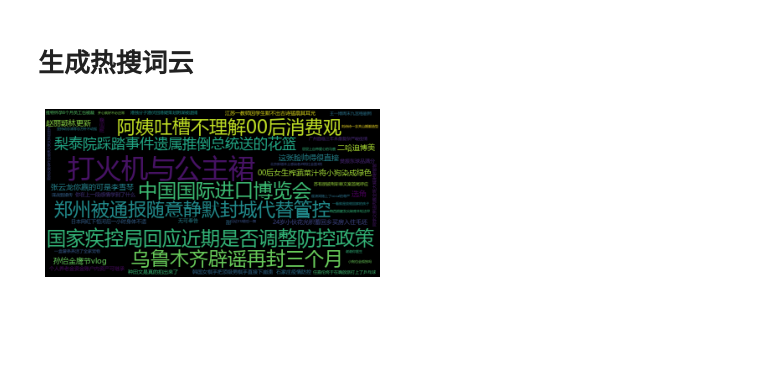
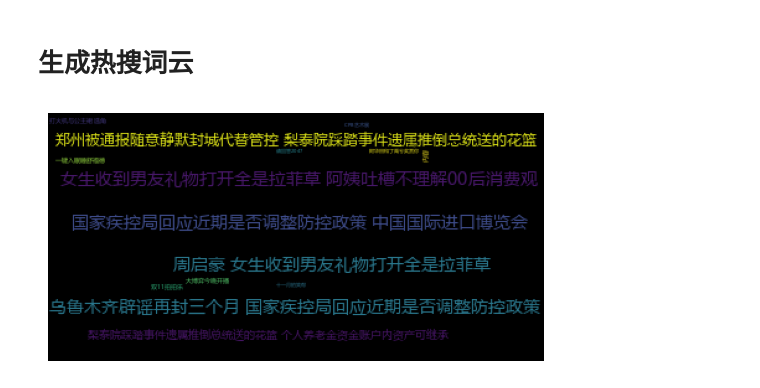
Before and after one commit to inspireMeNow/python-practice, a Jupyter notebook: day07/weibo/main.ipynb, the cells around one changed output. Cells and saved outputs as stored; diff of their text form; code cells hidden in the pictures; blank space fills up the shorter version.

Commit message:
fix data analyze lab title

```diff
--- a/day07/weibo/main.ipynb
+++ b/day07/weibo/main.ipynb
@@ -150,19 +150,19 @@ tl.render_notebook()
 # %%
 from wordcloud import WordCloud
 import PIL .Image as image
-hots=df['标题']
+hots=data['内容']
 text = " ".join(i for i in hots)
 wordcloud=WordCloud(font_path="msyh.ttc").generate(text)
 word_image=wordcloud.to_image()
 word_image.save('convert.png','png')
 # 显示图片
 import matplotlib.pyplot as plt
 import matplotlib.image as mpimg
 import numpy as np
 
 lena = mpimg.imread('convert.png')
 plt.imshow(lena)
 plt.axis('off')
 plt.show()
 # %% [output]
-[figure, old version]
+[figure, new version]
```
Also changed, not shown: parts of 1 cell of this notebook.
